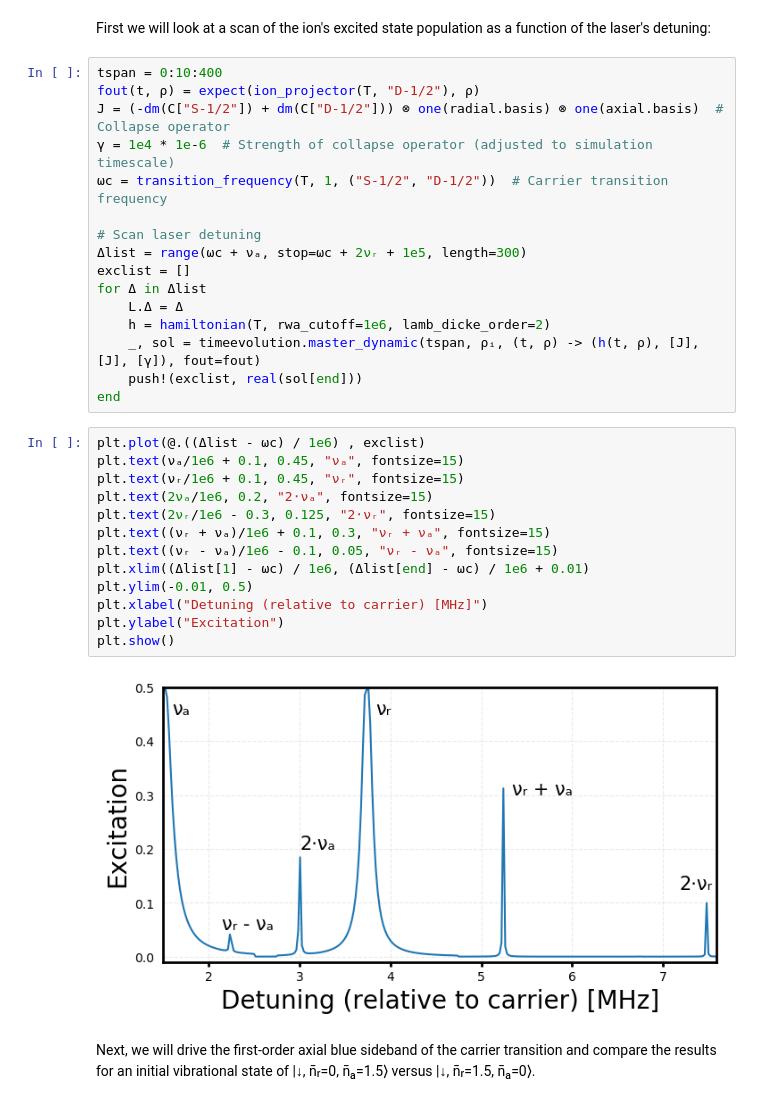
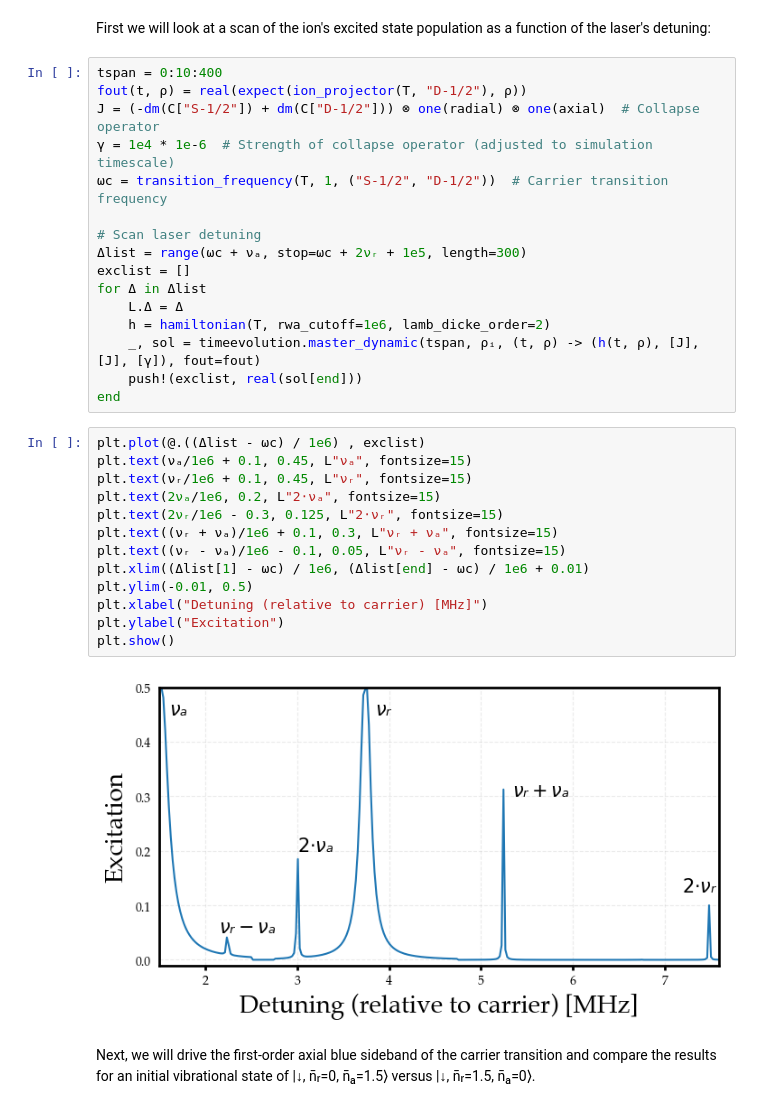
Before and after one commit to HaeffnerLab/IonSim.jl, a Jupyter notebook: examples/multi-mode_interactions.ipynb, the cells around one changed output. Drawn from its saved outputs; the diff is of its cells as text.

```diff
--- a/examples/multi-mode_interactions.ipynb
+++ b/examples/multi-mode_interactions.ipynb
@@ -53,8 +52,8 @@ axial.N = 8; radial.N = 8  # set mode dimensions
 First we will look at a scan of the ion's excited state population as a function of the laser's detuning:
 # %%
 tspan = 0:10:400
-fout(t, ρ) = expect(ion_projector(T, "D-1/2"), ρ)
-J = (-dm(C["S-1/2"]) + dm(C["D-1/2"])) ⊗ one(radial.basis) ⊗ one(axial.basis)  # Collapse operator
+fout(t, ρ) = real(expect(ion_projector(T, "D-1/2"), ρ))
+J = (-dm(C["S-1/2"]) + dm(C["D-1/2"])) ⊗ one(radial) ⊗ one(axial)  # Collapse operator
 γ = 1e4 * 1e-6  # Strength of collapse operator (adjusted to simulation timescale)
 ωc = transition_frequency(T, 1, ("S-1/2", "D-1/2"))  # Carrier transition frequency
 
@@ -69,19 +68,19 @@ for Δ in Δlist
 end
 # %%
 plt.plot(@.((Δlist - ωc) / 1e6) , exclist)
-plt.text(νₐ/1e6 + 0.1, 0.45, "νₐ", fontsize=15)
-plt.text(νᵣ/1e6 + 0.1, 0.45, "νᵣ", fontsize=15)
-plt.text(2νₐ/1e6, 0.2, "2⋅νₐ", fontsize=15)
-plt.text(2νᵣ/1e6 - 0.3, 0.125, "2⋅νᵣ", fontsize=15)
-plt.text((νᵣ + νₐ)/1e6 + 0.1, 0.3, "νᵣ + νₐ", fontsize=15)
-plt.text((νᵣ - νₐ)/1e6 - 0.1, 0.05, "νᵣ - νₐ", fontsize=15)
+plt.text(νₐ/1e6 + 0.1, 0.45, L"νₐ", fontsize=15)
+plt.text(νᵣ/1e6 + 0.1, 0.45, L"νᵣ", fontsize=15)
+plt.text(2νₐ/1e6, 0.2, L"2⋅νₐ", fontsize=15)
+plt.text(2νᵣ/1e6 - 0.3, 0.125, L"2⋅νᵣ", fontsize=15)
+plt.text((νᵣ + νₐ)/1e6 + 0.1, 0.3, L"νᵣ + νₐ", fontsize=15)
+plt.text((νᵣ - νₐ)/1e6 - 0.1, 0.05, L"νᵣ - νₐ", fontsize=15)
 plt.xlim((Δlist[1] - ωc) / 1e6, (Δlist[end] - ωc) / 1e6 + 0.01)
 plt.ylim(-0.01, 0.5)
 plt.xlabel("Detuning (relative to carrier) [MHz]")
 plt.ylabel("Excitation")
 plt.show()
 # %% [output]
-[figure, old version]
+[figure, new version]
 # %% [markdown]
 Next, we will drive the first-order axial blue sideband of the carrier transition and compare the results for an initial vibrational state of |↓, n̄ᵣ=0, n̄ₐ=1.5⟩ versus |↓, n̄ᵣ=1.5, n̄ₐ=0⟩.
 # %%
```
Also changed, not shown: parts of 8 cells of this notebook, 3 other files.
